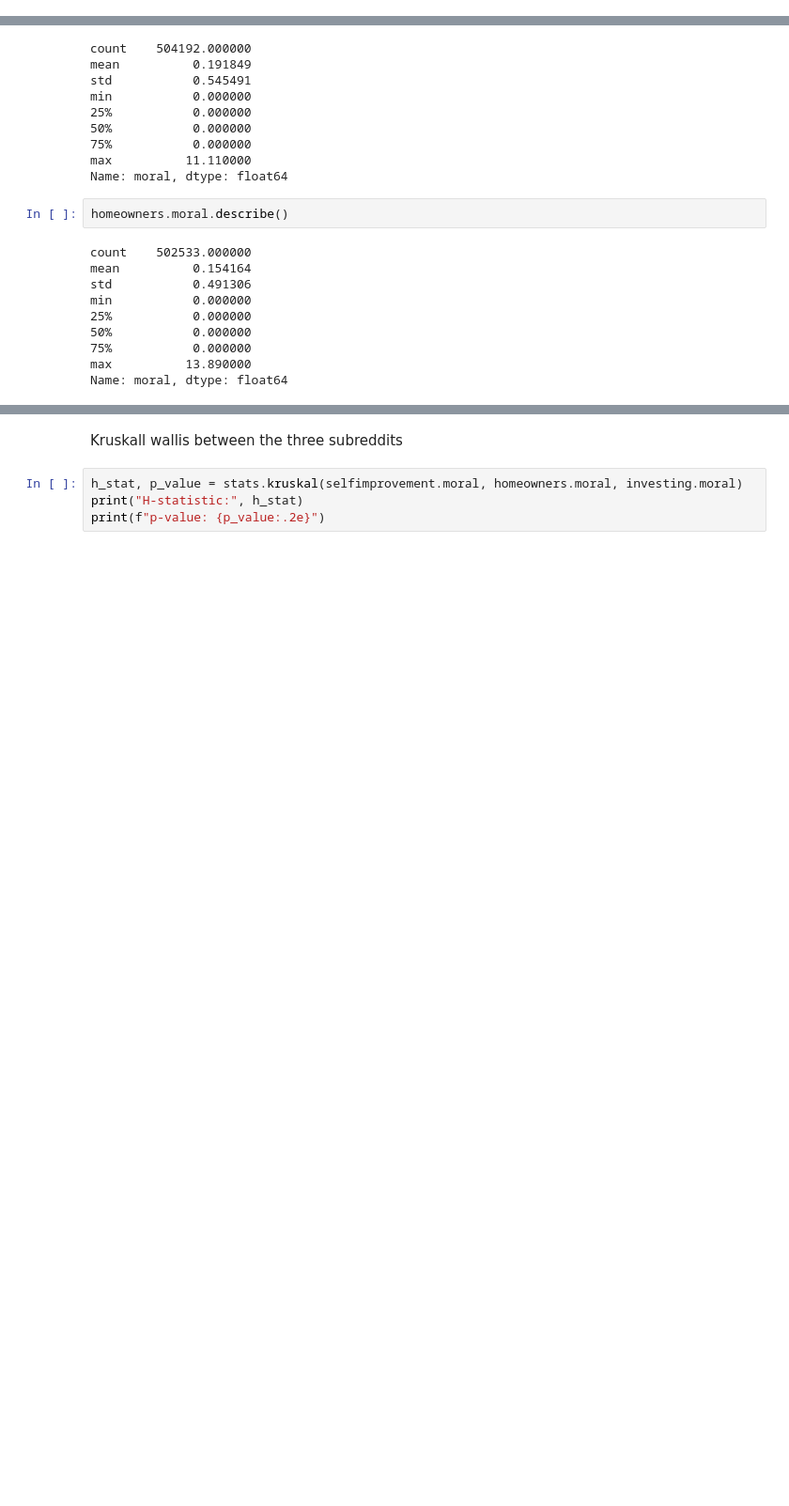
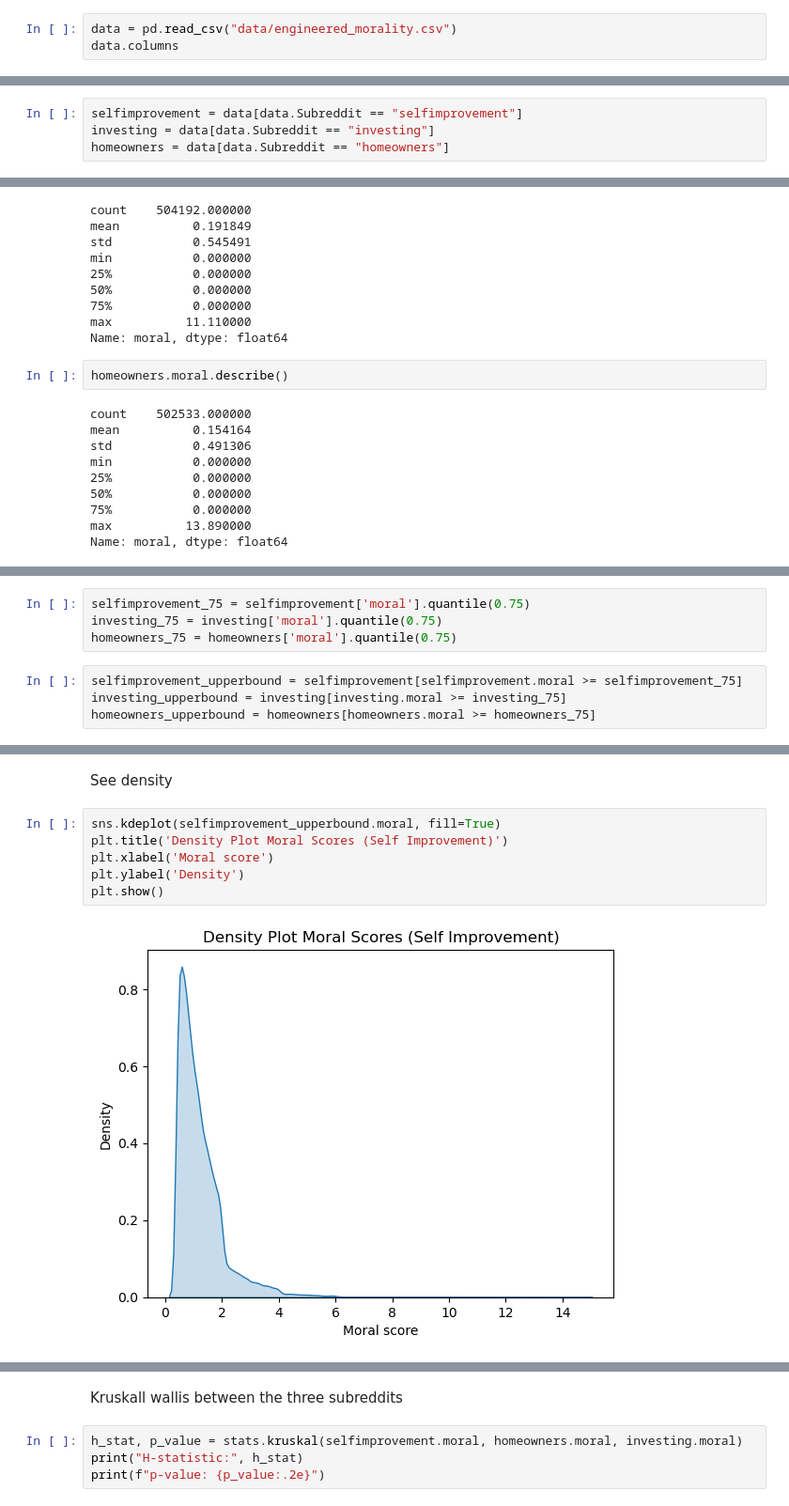
Before and after one commit to natashacarpcast/moralization-selfimprovement, a Jupyter notebook: 06-stats-tests.ipynb, the cells around one changed output, grey strips where cells are left out. Shown at 94% size. Saved outputs shown, nothing was run; the diff lists cells and outputs as text; blank space fills up the shorter version.

```diff
--- a/06-stats-tests.ipynb
+++ b/06-stats-tests.ipynb
@@ -26,0 +12,3 @@ Index(['Unnamed: 0', 'id', 'created', 'author', 'score', 'num_comments',
+# %%
+data = pd.read_csv("data/engineered_morality.csv")
+data.columns
@@ -27 +26,5 @@ Index(['Unnamed: 0', 'id', 'created', 'author', 'score', 'num_comments',
+# %%
+selfimprovement = data[data.Subreddit == "selfimprovement"]
+investing = data[data.Subreddit == "investing"]
+homeowners = data[data.Subreddit == "homeowners"]
 # %% [markdown]
@@ -95,0 +103,8 @@ print(percentiles_table)
+# %%
+selfimprovement_75 = selfimprovement['moral'].quantile(0.75)
+investing_75 = investing['moral'].quantile(0.75)
+homeowners_75 = homeowners['moral'].quantile(0.75)
+# %%
+selfimprovement_upperbound = selfimprovement[selfimprovement.moral >= selfimprovement_75]
+investing_upperbound = investing[investing.moral >= investing_75]
+homeowners_upperbound = homeowners[homeowners.moral >= homeowners_75]
@@ -95,0 +146,10 @@ print(percentiles_table)
+# %% [markdown]
+See density
+# %%
+sns.kdeplot(selfimprovement_upperbound.moral, fill=True)
+plt.title('Density Plot Moral Scores (Self Improvement)')
+plt.xlabel('Moral score')
+plt.ylabel('Density')
+plt.show()
+# %% [output]
+[figure, added]
```
Also changed, not shown: parts of 52 cells of this notebook.
